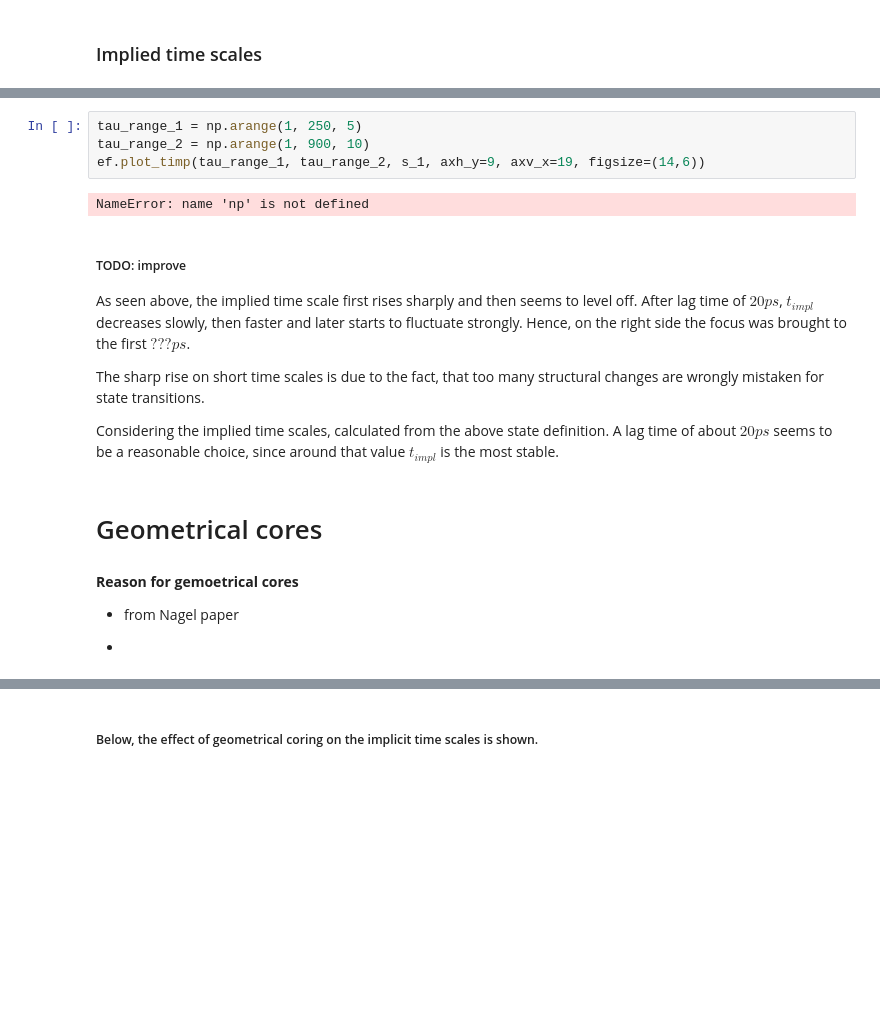
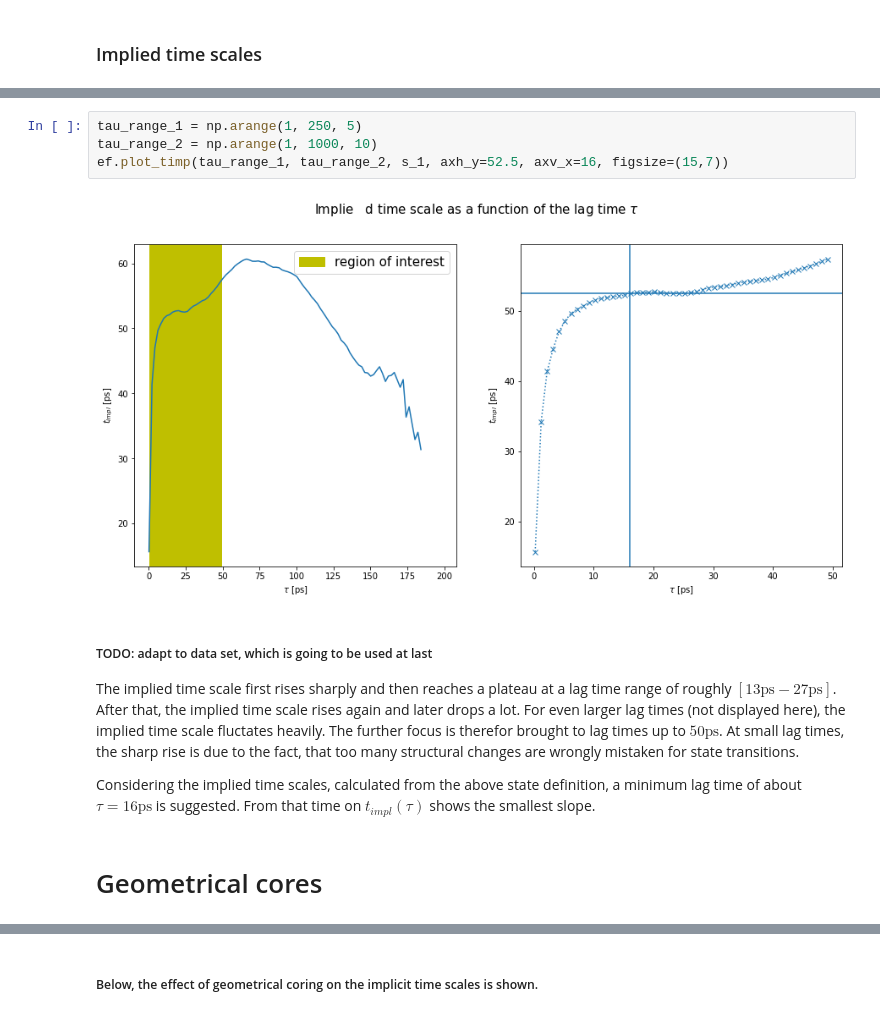
Before and after one commit to HannesC94/Final_Project_BioSim, a Jupyter notebook: Construction and Validation of Markov State Model .ipynb, the cells around one changed output, grey strips where cells are left out. Drawn from its saved outputs; the diff is of its cells as text; blank space fills up the shorter version.

```diff
--- a/Construction and Validation of Markov State Model .ipynb
+++ b/Construction and Validation of Markov State Model .ipynb
@@ -441,20 +449,14 @@ The function `plot_timp` takes two ranges of lag times (in form of integer multi
 # %%
 tau_range_1 = np.arange(1, 250, 5)
-tau_range_2 = np.arange(1, 900, 10)
-ef.plot_timp(tau_range_1, tau_range_2, s_1, axh_y=9, axv_x=19, figsize=(14,6))
+tau_range_2 = np.arange(1, 1000, 10)
+ef.plot_timp(tau_range_1, tau_range_2, s_1, axh_y=52.5, axv_x=16, figsize=(15,7))
 # %% [output]
-NameError: name 'np' is not defined
+[figure, added]
 # %% [markdown]
-##### TODO: improve
-As seen above, the implied time scale first rises sharply and then seems to level off. After lag time of $20 ps$,  $t_{impl}$ decreases slowly, then faster and later starts to fluctuate strongly. Hence, on the right side the focus was brought to the first $??? ps$.
+##### TODO: adapt to data set, which is going to be used at last
+The implied time scale first rises sharply and then reaches a plateau at a lag time range of roughly $[13 \text{ps} - 27 \text{ps}]$. After that, the implied time scale rises again and later drops a lot. For even larger lag times (not displayed here), the implied time scale fluctates heavily. The further focus is therefor brought to lag times up to $50 \text{ps}$.
+At small lag times, the sharp rise is due to the fact, that too many structural changes are wrongly mistaken for state transitions.
 
-The sharp rise on short time scales is due to the fact, that too many structural changes are wrongly mistaken for state transitions.
-
-Considering the implied time scales, calculated from the above state definition. A lag time of about $20 ps$ seems to be a reasonable choice, since around that value $t_{impl}$ is the most stable.
+Considering the implied time scales, calculated from the above state definition, a minimum lag time of about $\tau = 16 \text{ps}$ is suggested. From that time on $t_{impl}(\tau)$ shows the smallest slope.
 # %% [markdown]
 # Geometrical cores
-# %% [markdown]
-**Reason for gemoetrical cores**
-* from Nagel paper
-
-*
```
Also changed, not shown: parts of 29 cells of this notebook, 1 other file.
